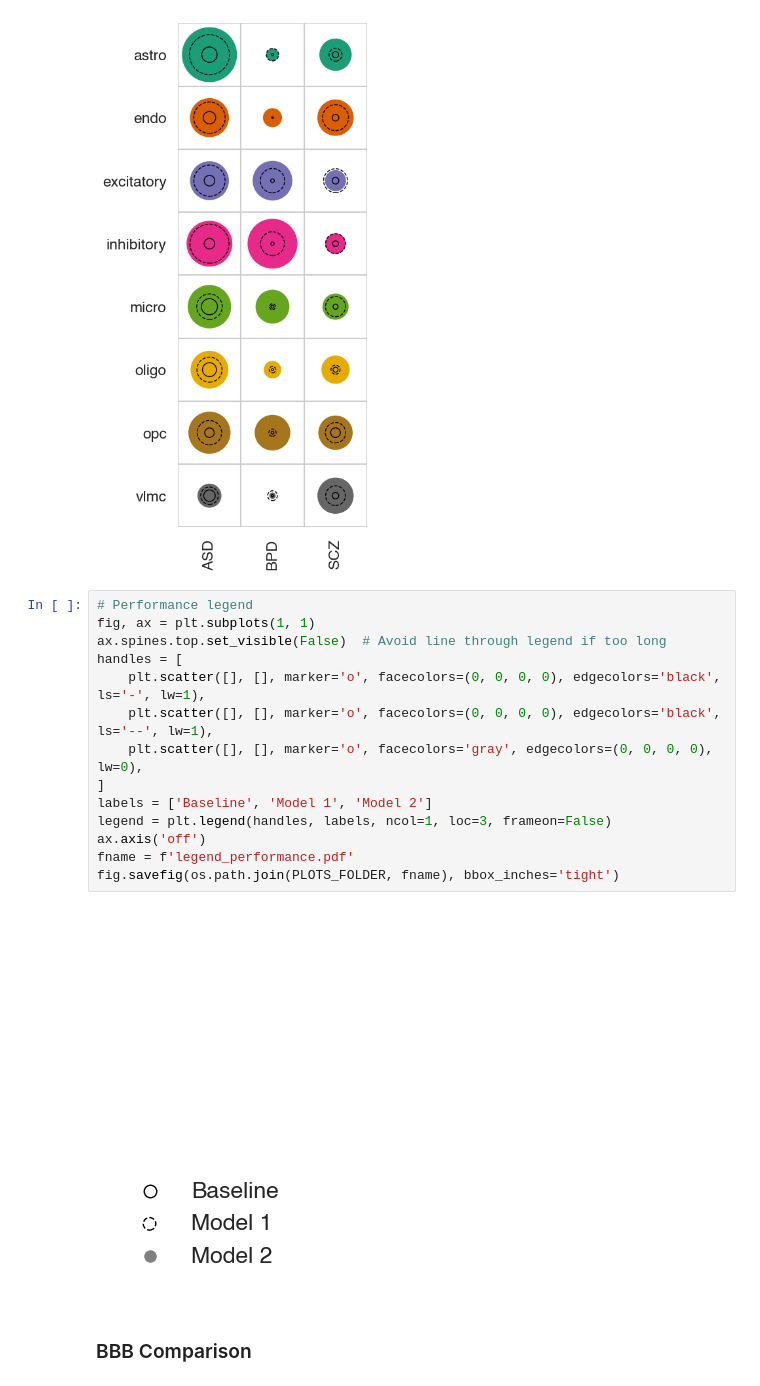
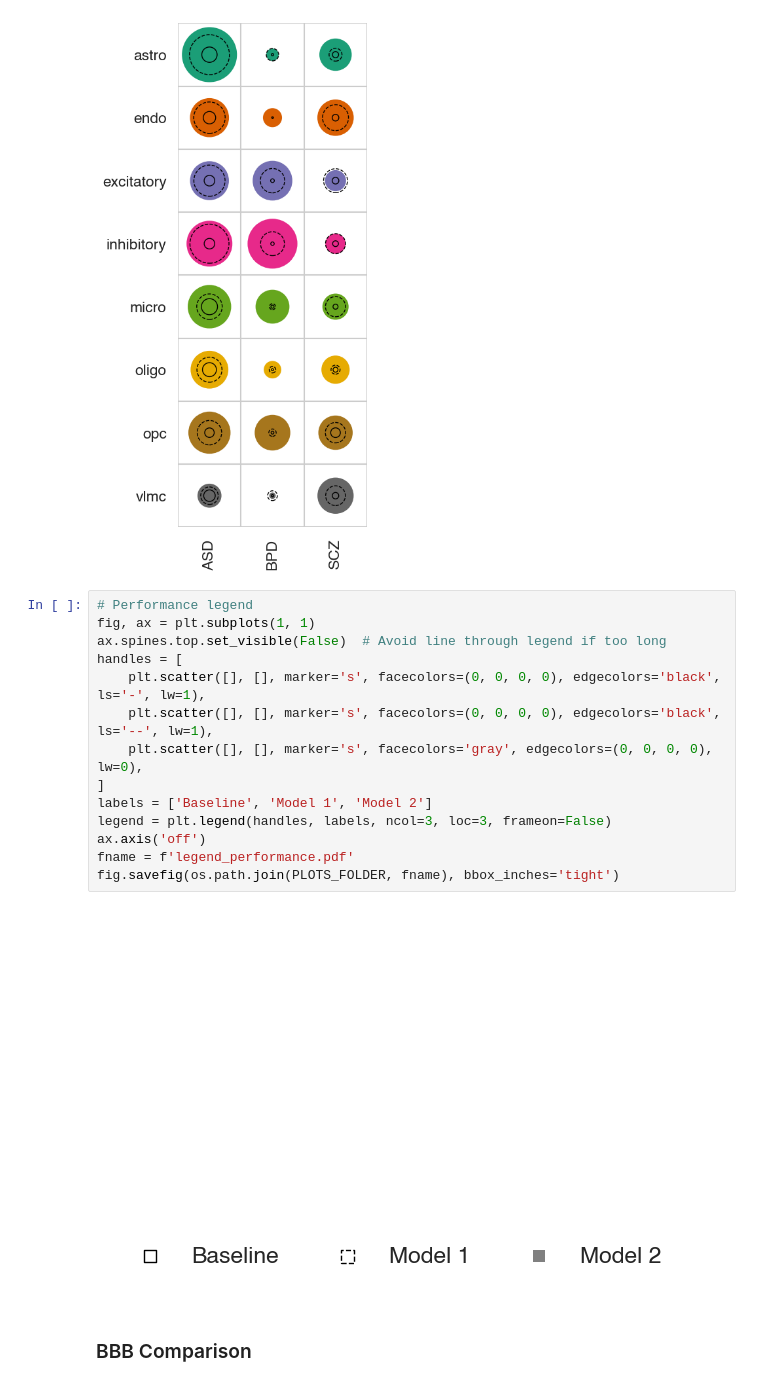
Before and after one commit to Oafish1/Network-Medicine-Analysis, a Jupyter notebook: scripts/specific-visualization.ipynb, the cells around one changed output. Cells and saved outputs as stored; diff of their text form.

Commit message:
Figure updates and reruns

```diff
--- a/scripts/specific-visualization.ipynb
+++ b/scripts/specific-visualization.ipynb
@@ -348,19 +351,19 @@ fig.savefig(os.path.join(PLOTS_FOLDER, fname), bbox_inches='tight')
 # %%
 # Performance legend
 fig, ax = plt.subplots(1, 1)
 ax.spines.top.set_visible(False)  # Avoid line through legend if too long
 handles = [
-    plt.scatter([], [], marker='o', facecolors=(0, 0, 0, 0), edgecolors='black', ls='-', lw=1),
-    plt.scatter([], [], marker='o', facecolors=(0, 0, 0, 0), edgecolors='black', ls='--', lw=1),
-    plt.scatter([], [], marker='o', facecolors='gray', edgecolors=(0, 0, 0, 0), lw=0),
+    plt.scatter([], [], marker='s', facecolors=(0, 0, 0, 0), edgecolors='black', ls='-', lw=1),
+    plt.scatter([], [], marker='s', facecolors=(0, 0, 0, 0), edgecolors='black', ls='--', lw=1),
+    plt.scatter([], [], marker='s', facecolors='gray', edgecolors=(0, 0, 0, 0), lw=0),
 ]
 labels = ['Baseline', 'Model 1', 'Model 2']
-legend = plt.legend(handles, labels, ncol=1, loc=3, frameon=False)
+legend = plt.legend(handles, labels, ncol=3, loc=3, frameon=False)
 ax.axis('off')
 fname = f'legend_performance.pdf'
 fig.savefig(os.path.join(PLOTS_FOLDER, fname), bbox_inches='tight')
 # %% [output]
-[figure, old version]
+[figure, new version]
 # %% [markdown]
 ### BBB Comparison
 # %%
```
Also changed, not shown: parts of 4 cells of this notebook, 13 other files.
